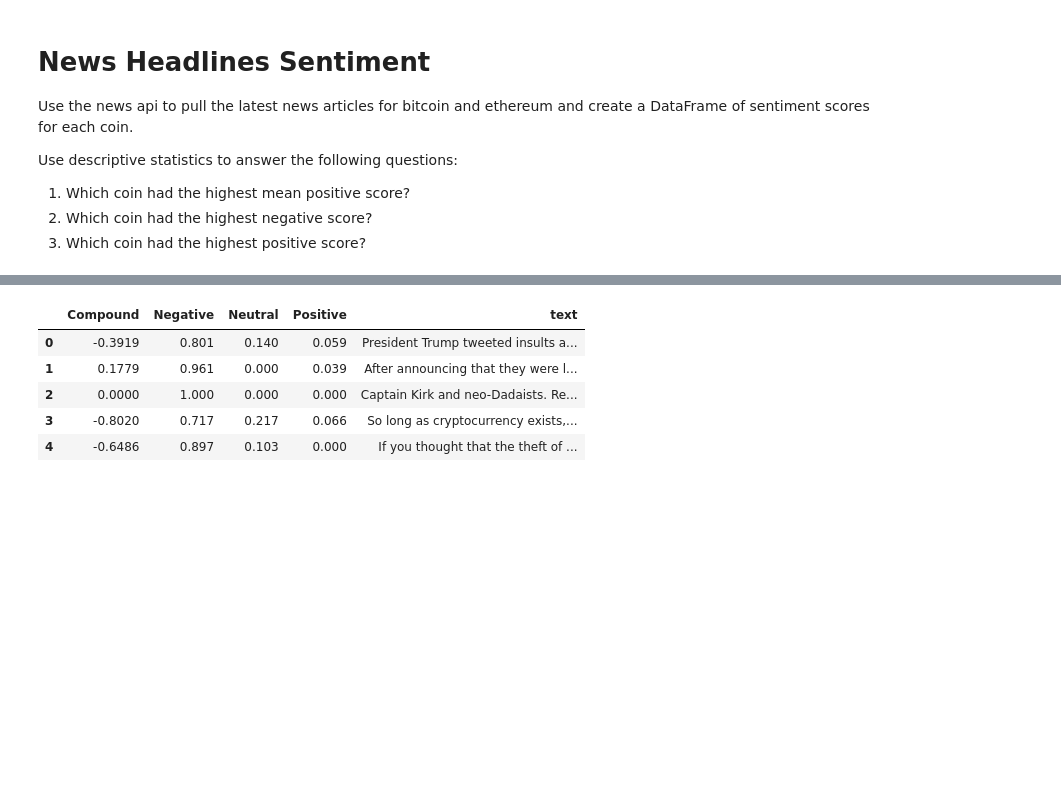
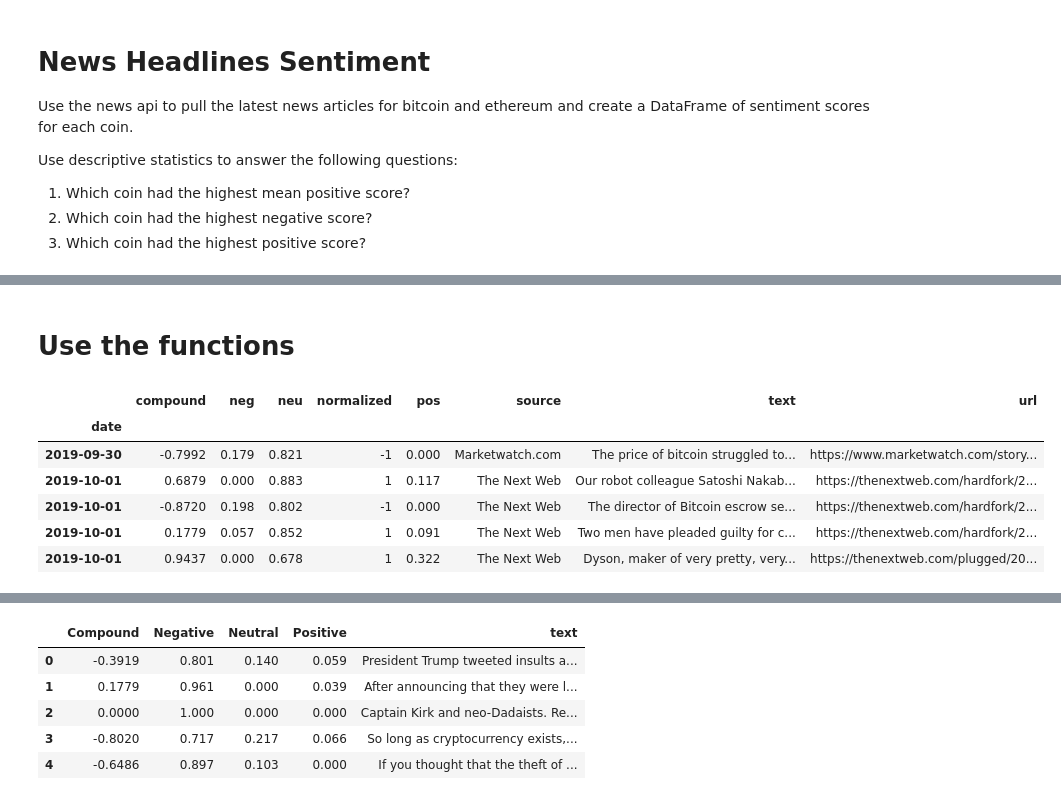
Before and after one commit to willwillis/python-nlp-sentiment, a Jupyter notebook: Starter_Code/crypto_sentiment.ipynb, the cells around one changed output, grey strips where cells are left out. Cells and saved outputs as stored; diff of their text form; code cells hidden in the pictures; blank space fills up the shorter version.

```diff
--- a/Starter_Code/crypto_sentiment.ipynb
+++ b/Starter_Code/crypto_sentiment.ipynb
@@ -16,3 +18,6 @@ Use descriptive statistics to answer the following questions:
 3. Which coin had the highest positive score?
 # %%
 # Read your api key environment variable
+from newsapi import NewsApiClient
+newsapi = NewsApiClient(api_key=os.getenv('NEWS_API'))
+print(newsapi)
@@ -24,0 +54,50 @@ Use descriptive statistics to answer the following questions:
+# %%
+def get_sentiments_on_topic(topic):
+    """ We loke documentation"""
+    sentiments_data = []
+
+    # Loop through all the news articles
+    for article in newsapi.get_everything(q=topic, language="en", page_size=100)["articles"]:
+        try:
+            # Get sentiment scoring using the get_sentiment_score() function
+            sentiments_data.append(
+                get_sentiment_scores(
+                    article["content"],
+                    article["publishedAt"][:10],
+                    article["source"]["name"],
+                    article["url"],
+                )
+            )
+
+        except AttributeError:
+            pass
+
+    return sentiments_data
+# %%
+def sentiment_to_df(sentiments):
+
+    # Create a DataFrame with the news articles' data and their sentiment scoring results
+    news_df = pd.DataFrame(sentiments)
+
+    # Sort the DataFrame rows by date
+    news_df = news_df.sort_values(by="date")
+
+    # Define the date column as the DataFrame's index
+    news_df.set_index("date", inplace=True)
+    return news_df
+# %% [markdown]
+# Use the functions
+# %%
+topics = ['Bitcoin', 'Ethereum']
+
+bc_sentiment = get_sentiments_on_topic(topics[0])
+btc_df = sentiment_to_df(bc_sentiment)
+btc_df.head()
+# %% [output]
+|  | compound | neg | neu | normalized | pos | source | text | url |
+| date |  |  |  |  |  |  |  |  |
+| 2019-09-30 | -0.7992 | 0.179 | 0.821 | -1 | 0.000 | Marketwatch.com | The price of bitcoin struggled to... | https://www.marketwatch.com/story... |
+| 2019-10-01 | 0.6879 | 0.000 | 0.883 | 1 | 0.117 | The Next Web | Our robot colleague Satoshi Nakab... | https://thenextweb.com/hardfork/2... |
+| 2019-10-01 | -0.8720 | 0.198 | 0.802 | -1 | 0.000 | The Next Web | The director of Bitcoin escrow se... | https://thenextweb.com/hardfork/2... |
+| 2019-10-01 | 0.1779 | 0.057 | 0.852 | 1 | 0.091 | The Next Web | Two men have pleaded guilty for c... | https://thenextweb.com/hardfork/2... |
+| 2019-10-01 | 0.9437 | 0.000 | 0.678 | 1 | 0.322 | The Next Web | Dyson, maker of very pretty, very... | https://thenextweb.com/plugged/20... |
```
Also changed, not shown: parts of 9 cells of this notebook.
